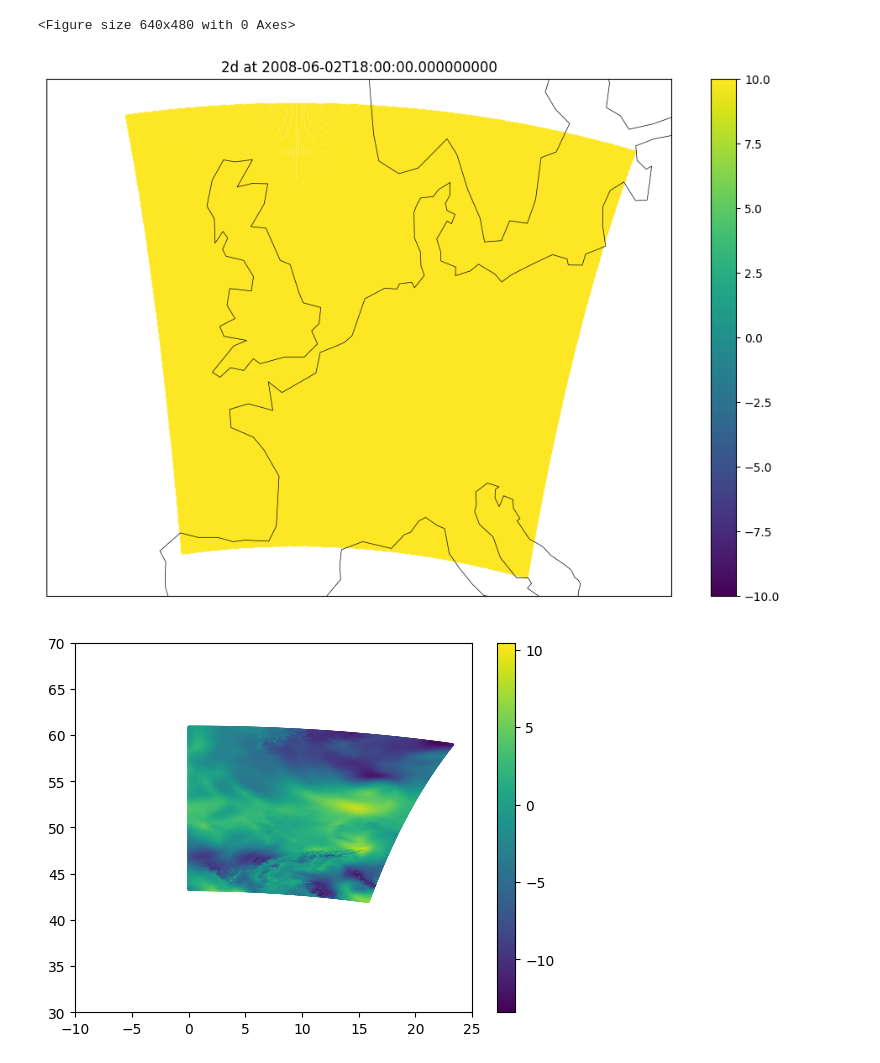
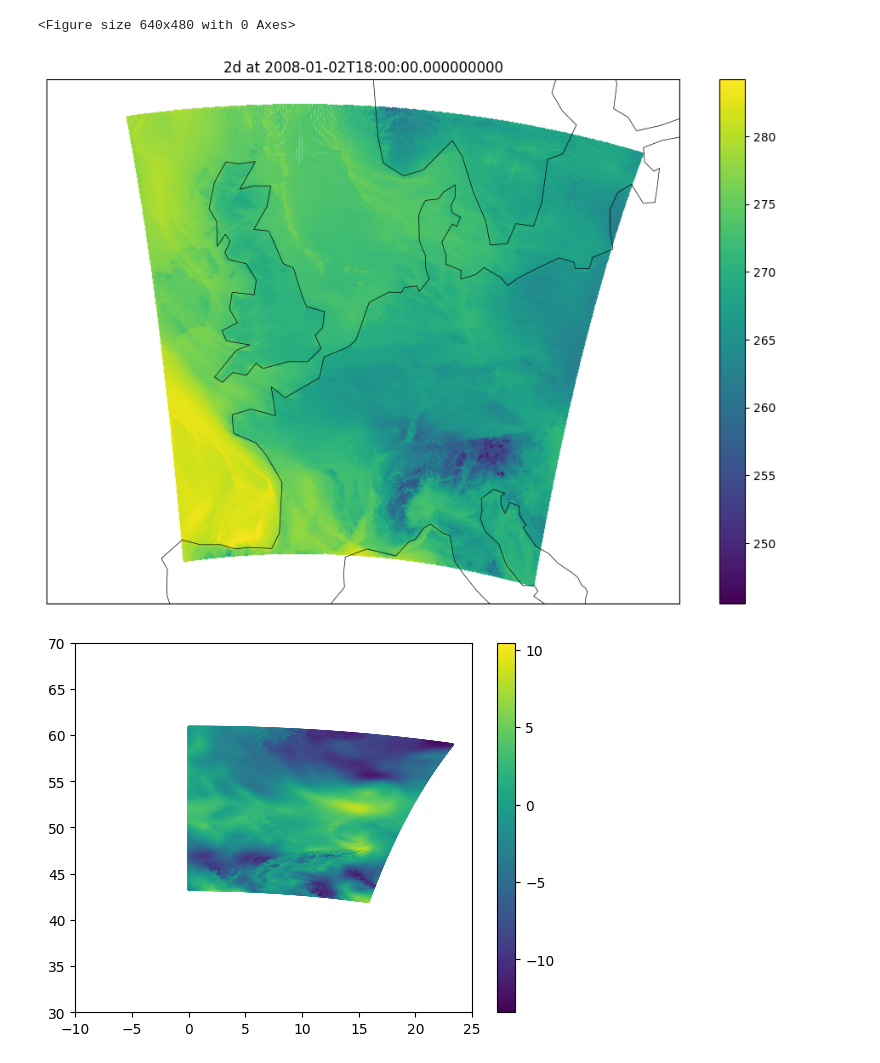
Before and after one commit to Sooph-knmi/zarr_converter, a Jupyter notebook: output/test_zarr.ipynb, the cells around one changed output. Saved outputs shown, nothing was run; the diff lists cells and outputs as text; code cells hidden in the pictures.

```diff
--- a/output/test_zarr.ipynb
+++ b/output/test_zarr.ipynb
@@ -65,20 +45,20 @@ plt.savefig(f'{var}_{ds.dates[time]}.png')
 # %%
 # check: statistics u and v, check if orography is imported and check land-sea-mask not zero
 import xarray as xr
 import numpy as np
 from plots import ZarrSinglePlotNoBoundaries
 import matplotlib.pyplot as plt
 from ecml_tools.data import open_dataset
 from omegaconf import OmegaConf
-ds = open_dataset("test_summer.zarr")
+ds = open_dataset("/ec/res4/scratch/nld1247/output/dowa_2008-2012.zarr")
 var = "2d"
 time = 7
 
 fig, ax = plt.subplots(1,1, figsize=(12,8))
 ZarrSinglePlotNoBoundaries(fig, ax, ds, var, time)
 plt.savefig(f'{var}_{ds.dates[time]}.png')
 # %% [output]
-[figure, old version]
+[figure, new version]
 # %%
 seen = set()
 uniq = [i for i, x in enumerate(ds.dates) if x not in seen and not seen.add(x)]
```
Also changed, not shown: parts of 7 cells of this notebook, 8 other files.
